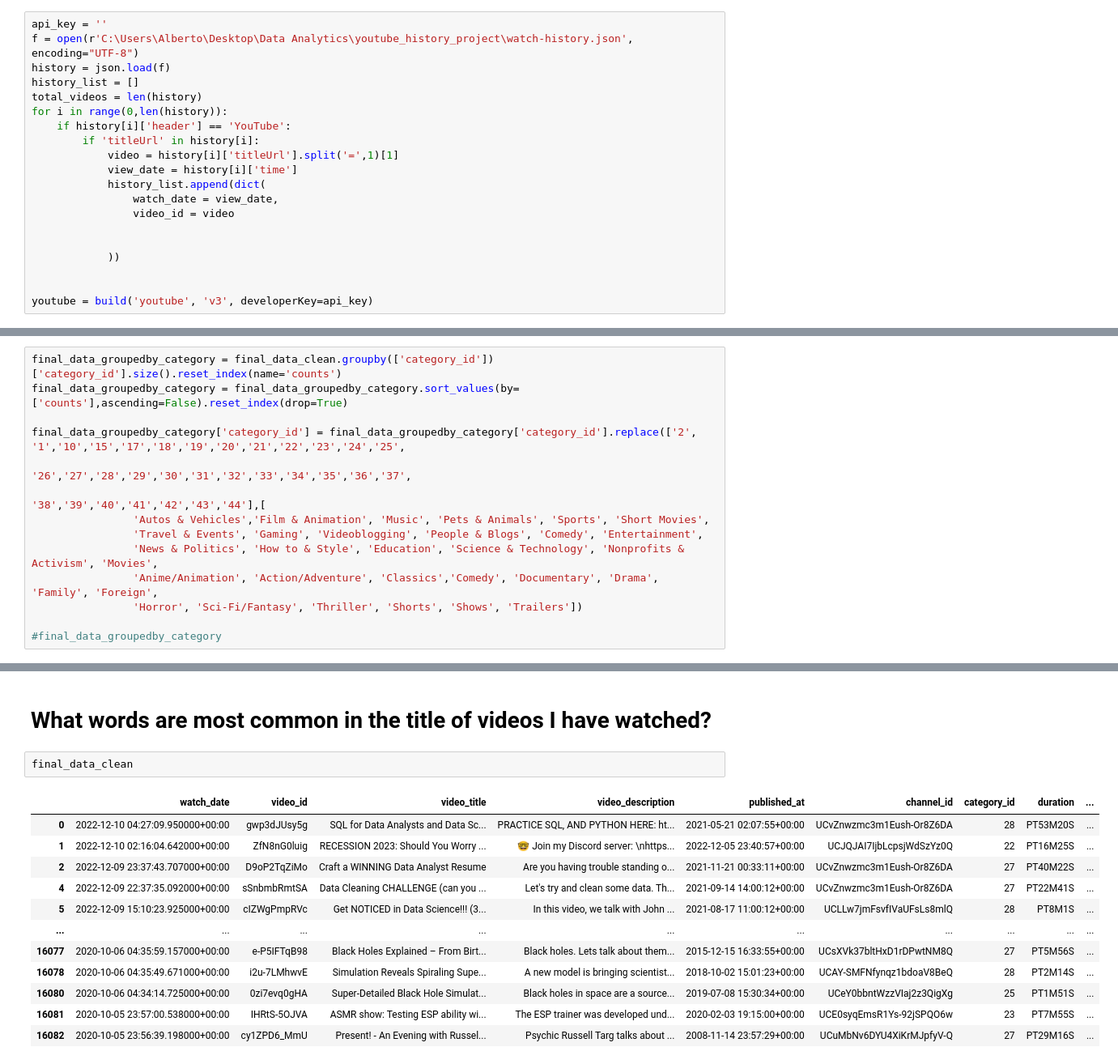
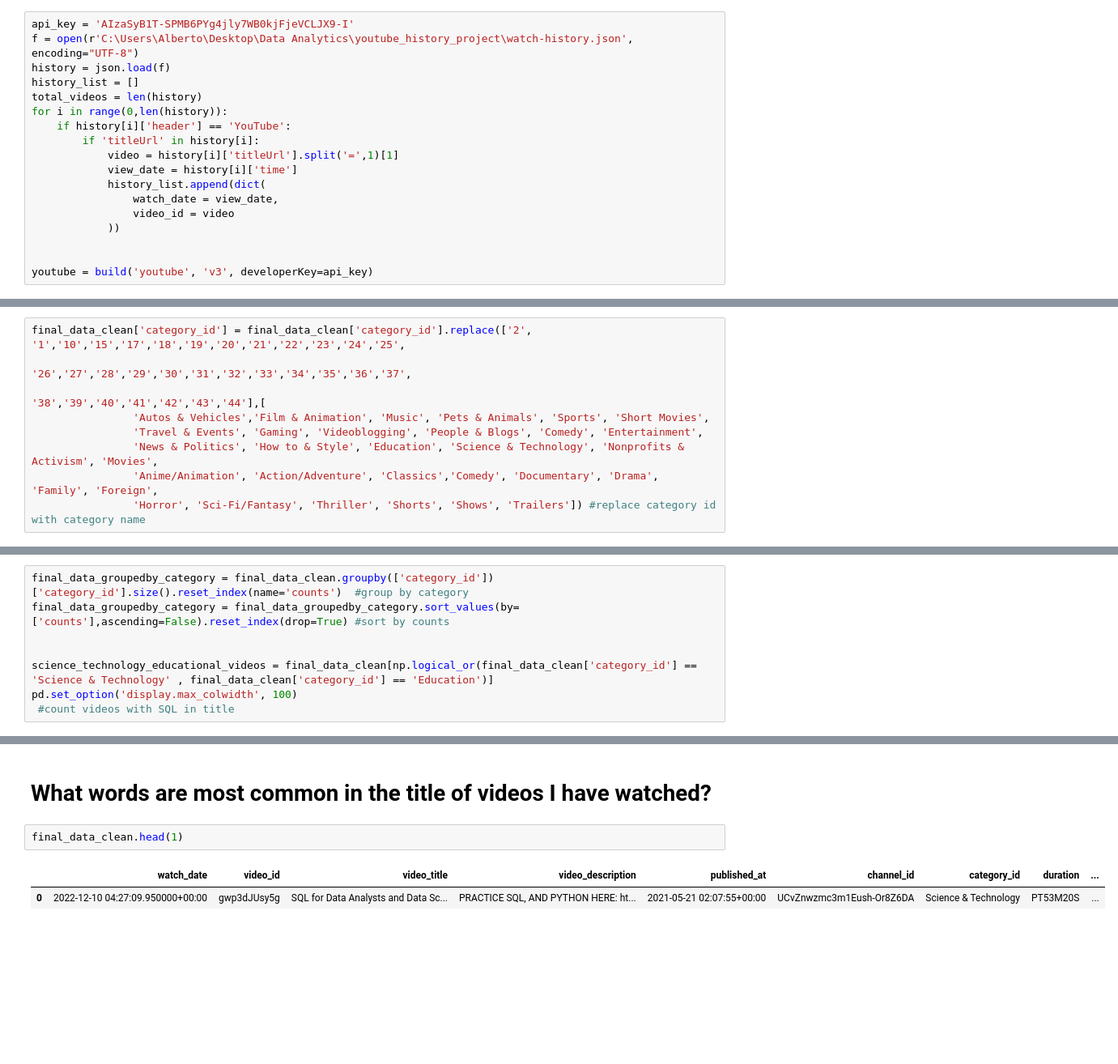
Before and after one commit to DontBlamethegenes/youtube-rewatch-recommendations, a Jupyter notebook: youtube_history_analysis.ipynb, the cells around one changed output, grey strips where cells are left out. Shown at 81% size. Saved outputs shown, nothing was run; the diff lists cells and outputs as text; blank space fills up the shorter version.

```diff
--- a/youtube_history_analysis.ipynb
+++ b/youtube_history_analysis.ipynb
@@ -32,5 +36,5 @@ True
 # %%
-api_key = ''
+api_key = 'AIzaSyB1T-SPMB6PYg4jly7WB0kjFjeVCLJX9-I'
 f = open(r'C:\Users\Alberto\Desktop\Data Analytics\youtube_history_project\watch-history.json', encoding="UTF-8")
 history = json.load(f)
 history_list = []
@@ -43,8 +47,6 @@ for i in range(0,len(history)):
             history_list.append(dict(
                 watch_date = view_date,
                 video_id = video
-
-
             ))
 
 
@@ -235,0 +235,9 @@ final_data_clean.describe()
+# %%
+final_data_clean['category_id'] = final_data_clean['category_id'].replace(['2', '1','10','15','17','18','19','20','21','22','23','24','25',
+                                                                                      '26','27','28','29','30','31','32','33','34','35','36','37',
+                                                                                      '38','39','40','41','42','43','44'],[
+                'Autos & Vehicles','Film & Animation', 'Music', 'Pets & Animals', 'Sports', 'Short Movies',
+                'Travel & Events', 'Gaming', 'Videoblogging', 'People & Blogs', 'Comedy', 'Entertainment',
+                'News & Politics', 'How to & Style', 'Education', 'Science & Technology', 'Nonprofits & Activism', 'Movies',
+                'Anime/Animation', 'Action/Adventure', 'Classics','Comedy', 'Documentary', 'Drama', 'Family', 'Foreign',
+                'Horror', 'Sci-Fi/Fantasy', 'Thriller', 'Shorts', 'Shows', 'Trailers']) #replace category id with category name
@@ -236,14 +246,8 @@ final_data_clean.describe()
 # %%
-final_data_groupedby_category = final_data_clean.groupby(['category_id'])['category_id'].size().reset_index(name='counts')
-final_data_groupedby_category = final_data_groupedby_category.sort_values(by=['counts'],ascending=False).reset_index(drop=True)
+final_data_groupedby_category = final_data_clean.groupby(['category_id'])['category_id'].size().reset_index(name='counts')  #group by category
+final_data_groupedby_category = final_data_groupedby_category.sort_values(by=['counts'],ascending=False).reset_index(drop=True) #sort by counts
 
-final_data_groupedby_category['category_id'] = final_data_groupedby_category['category_id'].replace(['2', '1','10','15','17','18','19','20','21','22','23','24','25',
-                                                                                      '26','27','28','29','30','31','32','33','34','35','36','37',
-                                                                                      '38','39','40','41','42','43','44'],[
-                'Autos & Vehicles','Film & Animation', 'Music', 'Pets & Animals', 'Sports', 'Short Movies',
-                'Travel & Events', 'Gaming', 'Videoblogging', 'People & Blogs', 'Comedy', 'Entertainment',
-                'News & Politics', 'How to & Style', 'Education', 'Science & Technology', 'Nonprofits & Activism', 'Movies',
-                'Anime/Animation', 'Action/Adventure', 'Classics','Comedy', 'Documentary', 'Drama', 'Family', 'Foreign',
-                'Horror', 'Sci-Fi/Fantasy', 'Thriller', 'Shorts', 'Shows', 'Trailers'])
 
-#final_data_groupedby_category
+science_technology_educational_videos = final_data_clean[np.logical_or(final_data_clean['category_id'] == 'Science & Technology' , final_data_clean['category_id'] == 'Education')]
+pd.set_option('display.max_colwidth', 100)
+ #count videos with SQL in title
@@ -407,17 +473,7 @@ fig.savefig("distributionOfVideoLength.png", bbox_inches='tight', pad_inches=0.4
 # %% [markdown]
 # What words are most common in the title of videos I have watched?
 # %%
-final_data_clean
+final_data_clean.head(1)
 # %% [output]
 |  | watch_date | video_id | video_title | video_description | published_at | channel_id | category_id | duration | ... |
-| 0 | 2022-12-10 04:27:09.950000+00:00 | gwp3dJUsy5g | SQL for Data Analysts and Data Sc... | PRACTICE SQL, AND PYTHON HERE: ht... | 2021-05-21 02:07:55+00:00 | UCvZnwzmc3m1Eush-Or8Z6DA | 28 | PT53M20S | ... |
-| 1 | 2022-12-10 02:16:04.642000+00:00 | ZfN8nG0luig | RECESSION 2023: Should You Worry ... | 🤓 Join my Discord server: \nhttps... | 2022-12-05 23:40:57+00:00 | UCJQJAI7IjbLcpsjWdSzYz0Q | 22 | PT16M25S | ... |
-| 2 | 2022-12-09 23:37:43.707000+00:00 | D9oP2TqZiMo | Craft a WINNING Data Analyst Resume | Are you having trouble standing o... | 2021-11-21 00:33:11+00:00 | UCvZnwzmc3m1Eush-Or8Z6DA | 27 | PT40M22S | ... |
-| 4 | 2022-12-09 22:37:35.092000+00:00 | sSnbmbRmtSA | Data Cleaning CHALLENGE (can you ... | Let's try and clean some data. Th... | 2021-09-14 14:00:12+00:00 | UCvZnwzmc3m1Eush-Or8Z6DA | 27 | PT22M41S | ... |
-| 5 | 2022-12-09 15:10:23.925000+00:00 | cIZWgPmpRVc | Get NOTICED in Data Science!!! (3... | In this video, we talk with John ... | 2021-08-17 11:00:12+00:00 | UCLLw7jmFsvfIVaUFsLs8mlQ | 28 | PT8M1S | ... |
-| ... | ... | ... | ... | ... | ... | ... | ... | ... | ... |
-| 16077 | 2020-10-06 04:35:59.157000+00:00 | e-P5IFTqB98 | Black Holes Explained – From Birt... | Black holes. Lets talk about them... | 2015-12-15 16:33:55+00:00 | UCsXVk37bltHxD1rDPwtNM8Q | 27 | PT5M56S | ... |
-| 16078 | 2020-10-06 04:35:49.671000+00:00 | i2u-7LMhwvE | Simulation Reveals Spiraling Supe... | A new model is bringing scientist... | 2018-10-02 15:01:23+00:00 | UCAY-SMFNfynqz1bdoaV8BeQ | 28 | PT2M14S | ... |
-| 16080 | 2020-10-06 04:34:14.725000+00:00 | 0zi7evq0gHA | Super-Detailed Black Hole Simulat... | Black holes in space are a source... | 2019-07-08 15:30:34+00:00 | UCeY0bbntWzzVIaj2z3QigXg | 25 | PT1M51S | ... |
-| 16081 | 2020-10-05 23:57:00.538000+00:00 | IHRtS-5OJVA | ASMR show: Testing ESP ability wi... | The ESP trainer was developed und... | 2020-02-03 19:15:00+00:00 | UCE0syqEmsR1Ys-92jSPQO6w | 23 | PT7M55S | ... |
-| 16082 | 2020-10-05 23:56:39.198000+00:00 | cy1ZPD6_MmU | Present! - An Evening with Russel... | Psychic Russell Targ talks about ... | 2008-11-14 23:57:29+00:00 | UCuMbNv6DYU4XiKrMJpfyV-Q | 27 | PT29M16S | ... |
+| 0 | 2022-12-10 04:27:09.950000+00:00 | gwp3dJUsy5g | SQL for Data Analysts and Data Sc... | PRACTICE SQL, AND PYTHON HERE: ht... | 2021-05-21 02:07:55+00:00 | UCvZnwzmc3m1Eush-Or8Z6DA | Science & Technology | PT53M20S | ... |
```
Also changed, not shown: parts of 42 cells of this notebook, 2 other files.
